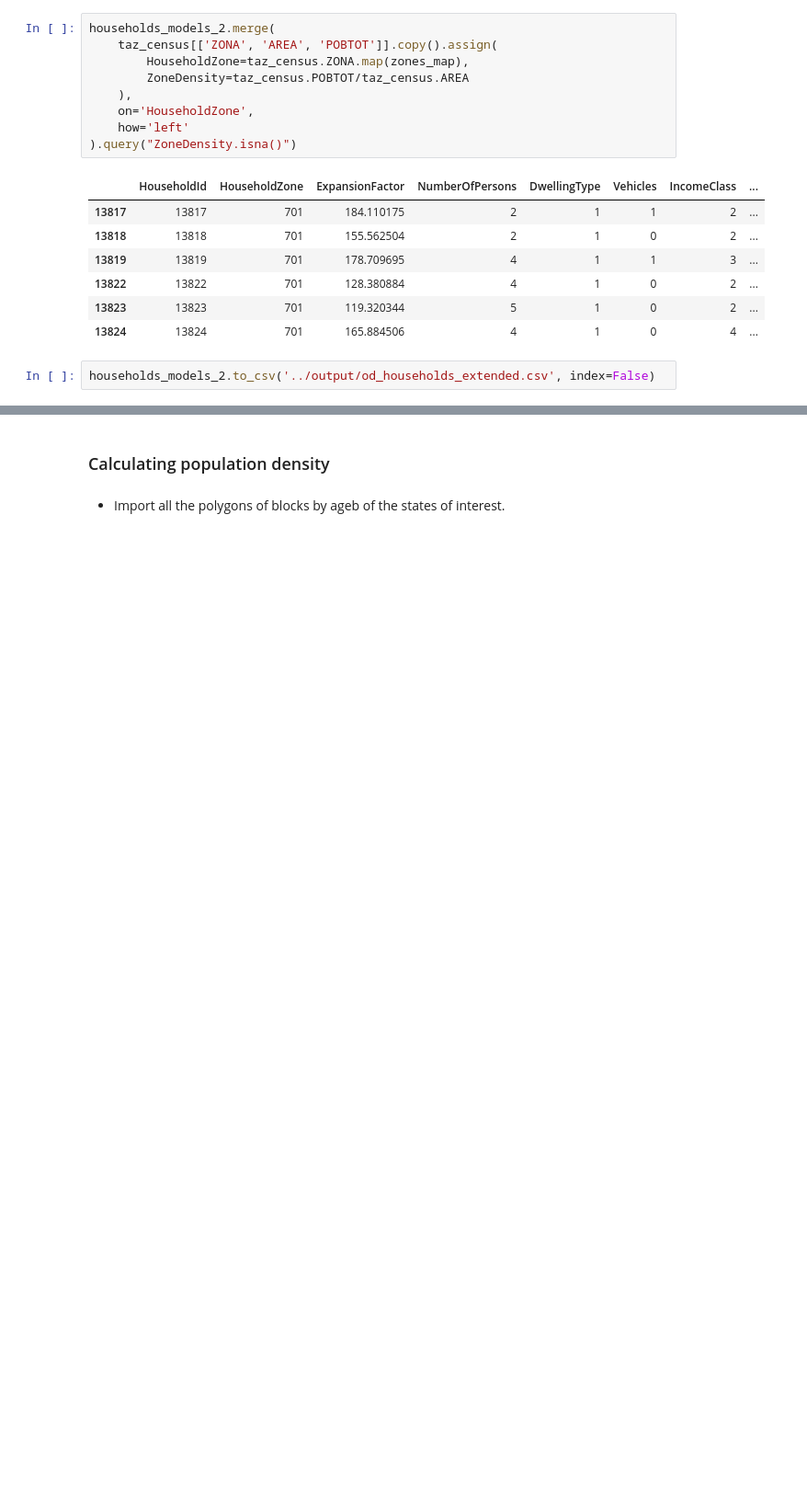
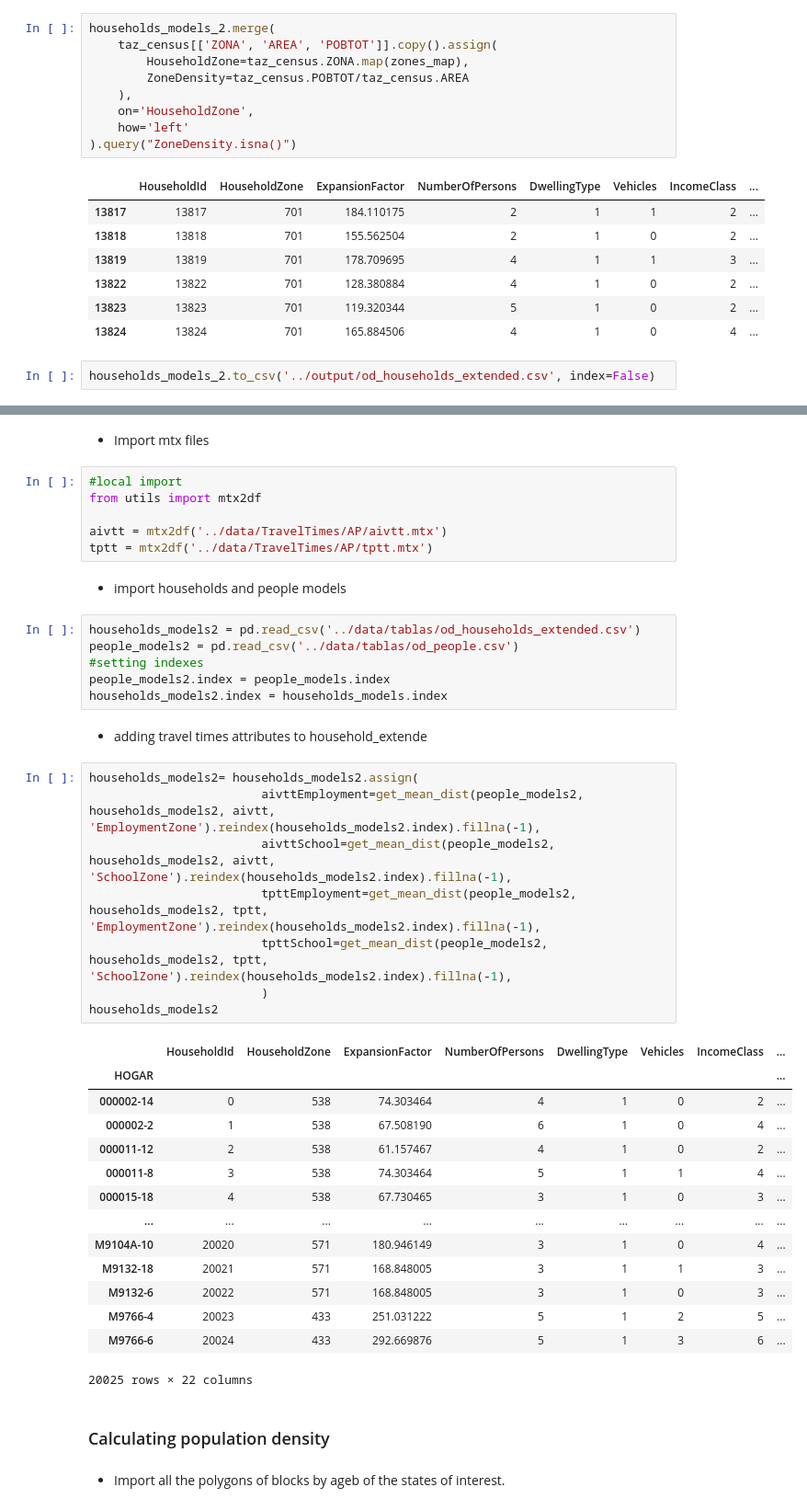
Before and after one commit to CentroFuturoCiudades/population-synthesis, a Jupyter notebook: notebooks/OD_Survey.ipynb, the cells around one changed output, grey strips where cells are left out. Shown: that part at 92% size. Drawn from its saved outputs; the diff is of its cells as text; blank space fills up the shorter version.

Commit message:
adding mtx2df util, and travel times procedures for households model

```diff
--- a/notebooks/OD_Survey.ipynb
+++ b/notebooks/OD_Survey.ipynb
@@ -250,3 +255,44 @@ households_models_2.to_csv('../output/od_households_extended.csv', index=False)
+# %% [markdown]
+* Import mtx files
+# %%
+#local import
+from utils import mtx2df
+
+aivtt = mtx2df('../data/TravelTimes/AP/aivtt.mtx')
+tptt = mtx2df('../data/TravelTimes/AP/tptt.mtx')
+# %% [markdown]
+* import households and people models
+# %%
+households_models2 = pd.read_csv('../data/tablas/od_households_extended.csv')
+people_models2 = pd.read_csv('../data/tablas/od_people.csv')
+#setting indexes
+people_models2.index = people_models.index
+households_models2.index = households_models.index
+# %% [markdown]
+* adding travel times attributes to household_extende
+# %%
+households_models2= households_models2.assign(
+                        aivttEmployment=get_mean_dist(people_models2, households_models2, aivtt, 'EmploymentZone').reindex(households_models2.index).fillna(-1),
+                        aivttSchool=get_mean_dist(people_models2, households_models2, aivtt, 'SchoolZone').reindex(households_models2.index).fillna(-1),
+                        tpttEmployment=get_mean_dist(people_models2, households_models2, tptt, 'EmploymentZone').reindex(households_models2.index).fillna(-1),
+                        tpttSchool=get_mean_dist(people_models2, households_models2, tptt, 'SchoolZone').reindex(households_models2.index).fillna(-1),
+                        )
+households_models2
+# %% [output]
+|  | HouseholdId | HouseholdZone | ExpansionFactor | NumberOfPersons | DwellingType | Vehicles | IncomeClass | ... |
+| HOGAR |  |  |  |  |  |  |  | ... |
+| 000002-14 | 0 | 538 | 74.303464 | 4 | 1 | 0 | 2 | ... |
+| 000002-2 | 1 | 538 | 67.508190 | 6 | 1 | 0 | 4 | ... |
+| 000011-12 | 2 | 538 | 61.157467 | 4 | 1 | 0 | 2 | ... |
+| 000011-8 | 3 | 538 | 74.303464 | 5 | 1 | 1 | 4 | ... |
+| 000015-18 | 4 | 538 | 67.730465 | 3 | 1 | 0 | 3 | ... |
+| ... | ... | ... | ... | ... | ... | ... | ... | ... |
+| M9104A-10 | 20020 | 571 | 180.946149 | 3 | 1 | 0 | 4 | ... |
+| M9132-18 | 20021 | 571 | 168.848005 | 3 | 1 | 1 | 3 | ... |
+| M9132-6 | 20022 | 571 | 168.848005 | 3 | 1 | 0 | 3 | ... |
+| M9766-4 | 20023 | 433 | 251.031222 | 5 | 1 | 2 | 5 | ... |
+| M9766-6 | 20024 | 433 | 292.669876 | 5 | 1 | 3 | 6 | ... |
+20025 rows × 22 columns
 # %% [markdown]
 ### Calculating population density
 # %% [markdown]
```
Also changed, not shown: parts of 4 cells of this notebook, 4 other files.
